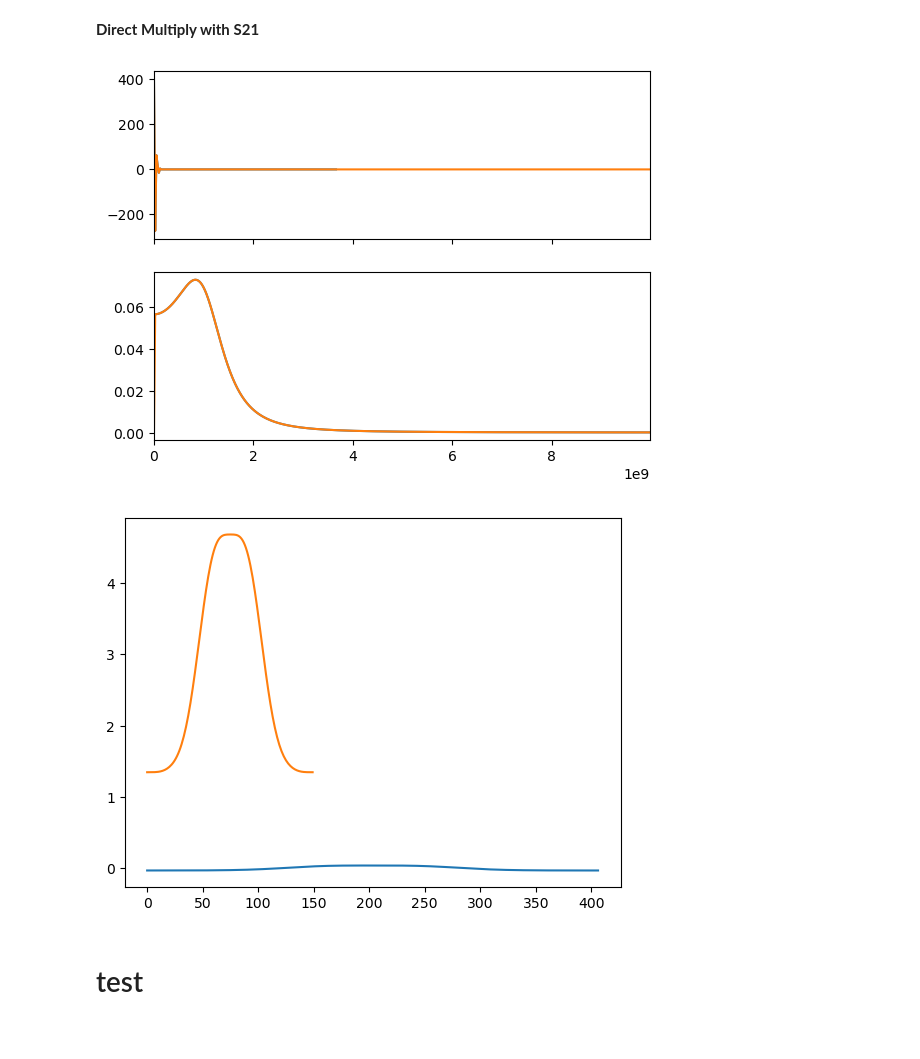
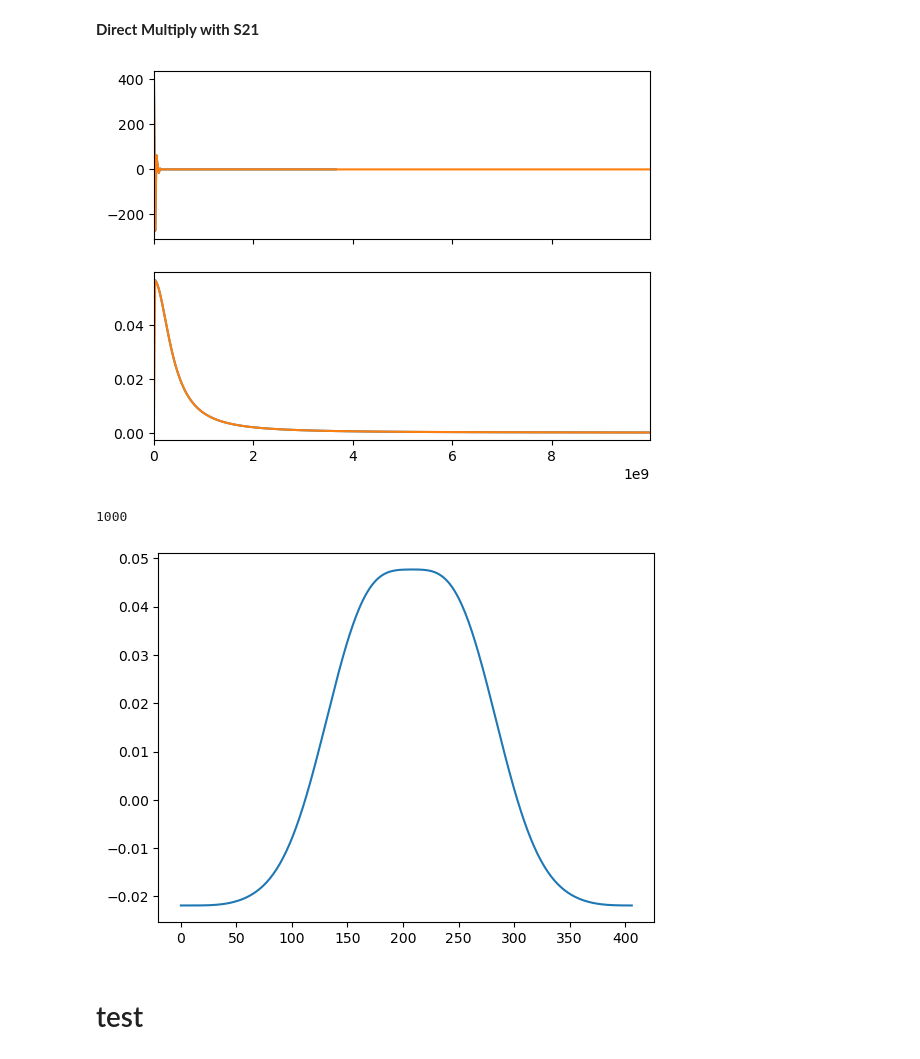
Before and after one commit to whyven/instrSimTools, a Jupyter notebook: instrSimTools/Testing_Notebook.ipynb, the cells around one changed output. Drawn from its saved outputs; the diff is of its cells as text; code cells hidden in the pictures.

```diff
--- a/instrSimTools/Testing_Notebook.ipynb
+++ b/instrSimTools/Testing_Notebook.ipynb
@@ -357,0 +299,4 @@ plt.show()
+# %%
+# --- RHIC WCM Circuit
+# --- --- Cst e-static Model
+wcm_ntwk = simple_wcm_circuit( Cb=60.6e-12, Cc=432e-12, Cp=0.15e-12*50, Ls=0.845e-9/50, Lby=233.56e-6, Rp=75/50 )
@@ -387,7 +345,7 @@ vf.write_spice_subcircuit_s( 'E:\\Qucs_Projects\\Tests\\WCM_Circuit.cir' )
 # %% [markdown]
 __Direct Multiply with S21__
 # %%
-wcm_ntw = ntw.extrapolate_to_dc()
+wcm_ntw = wcm_ntwk.extrapolate_to_dc()
 wcm_s21 = wcm_ntw.s[:,1,0]
 Sig_s = fft(proton_sig_2)
 Sig_s = 2*Sig_s[:proton_sig_2.size//2]
@@ -415,7 +373,7 @@ ax[1].plot(Freqx, Nlc_s21)
 ax[1].set_xlim([0.0, Freqx[-1]] )
 plt.show()
 # %% [output]
-[figure, old version]
+[figure, new version]
 # %%
 from scipy.fftpack import ifft
 # %%
@@ -423,13 +381,17 @@ Filt_Sig = NSig_s * Nlc_s21
 sig_filt = ifft( Filt_Sig )
 #sig_filt *= (sig_filt.size/(Tp*2))
 sig_ifft = ifft( Sig_s[:150] )
+# %%
+time_ary.size
+# %% [output]
+1000
 # %%
 plt.figure()
 plt.plot(sig_filt)
-plt.plot(sig_ifft)
+#plt.plot(sig_ifft)
 plt.show()
 # %% [output]
-[figure, old version]
+[figure, new version]
 # %% [markdown]
 # test
 # %%
```
Also changed, not shown: parts of 18 cells of this notebook, 2 other files.
